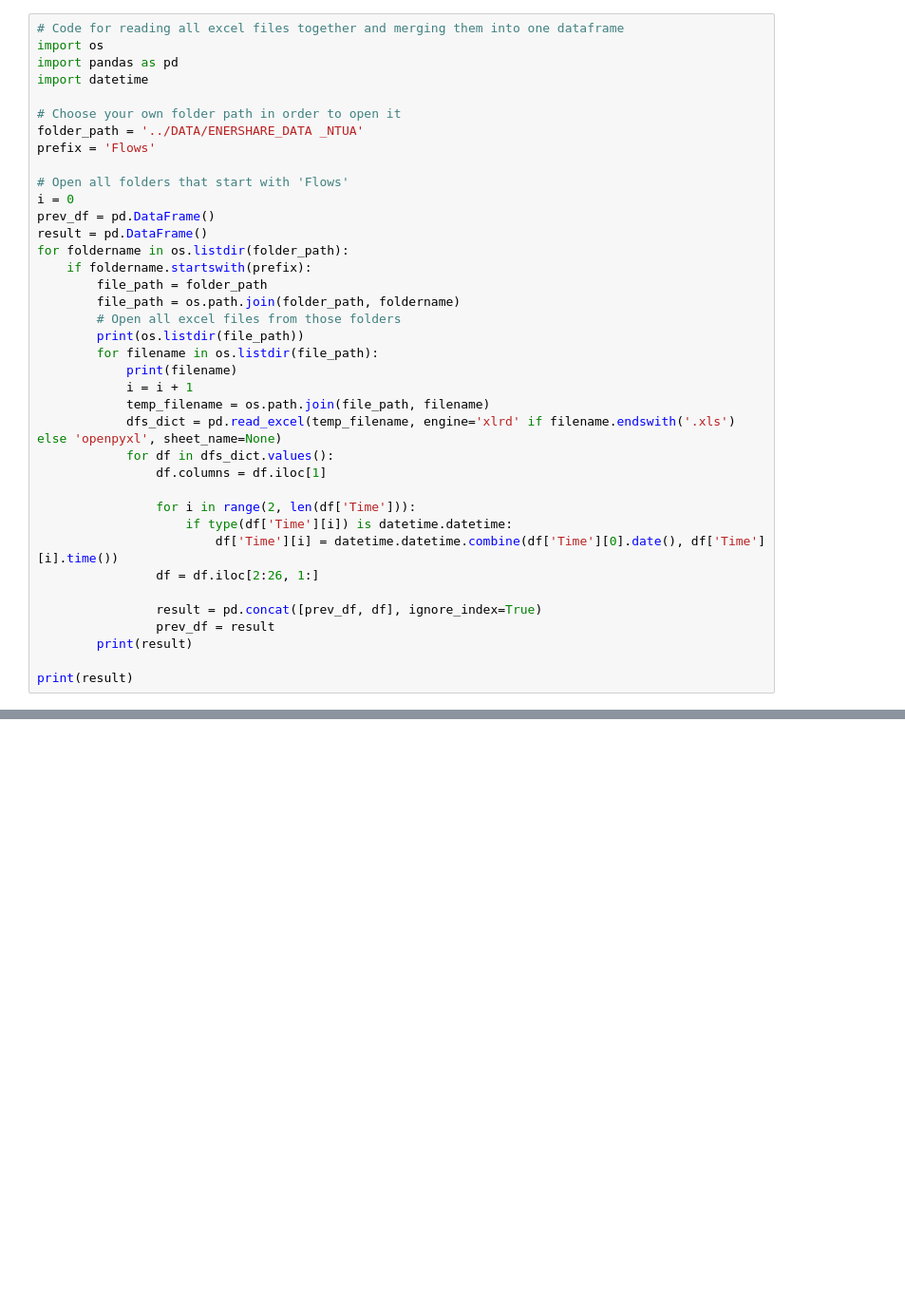
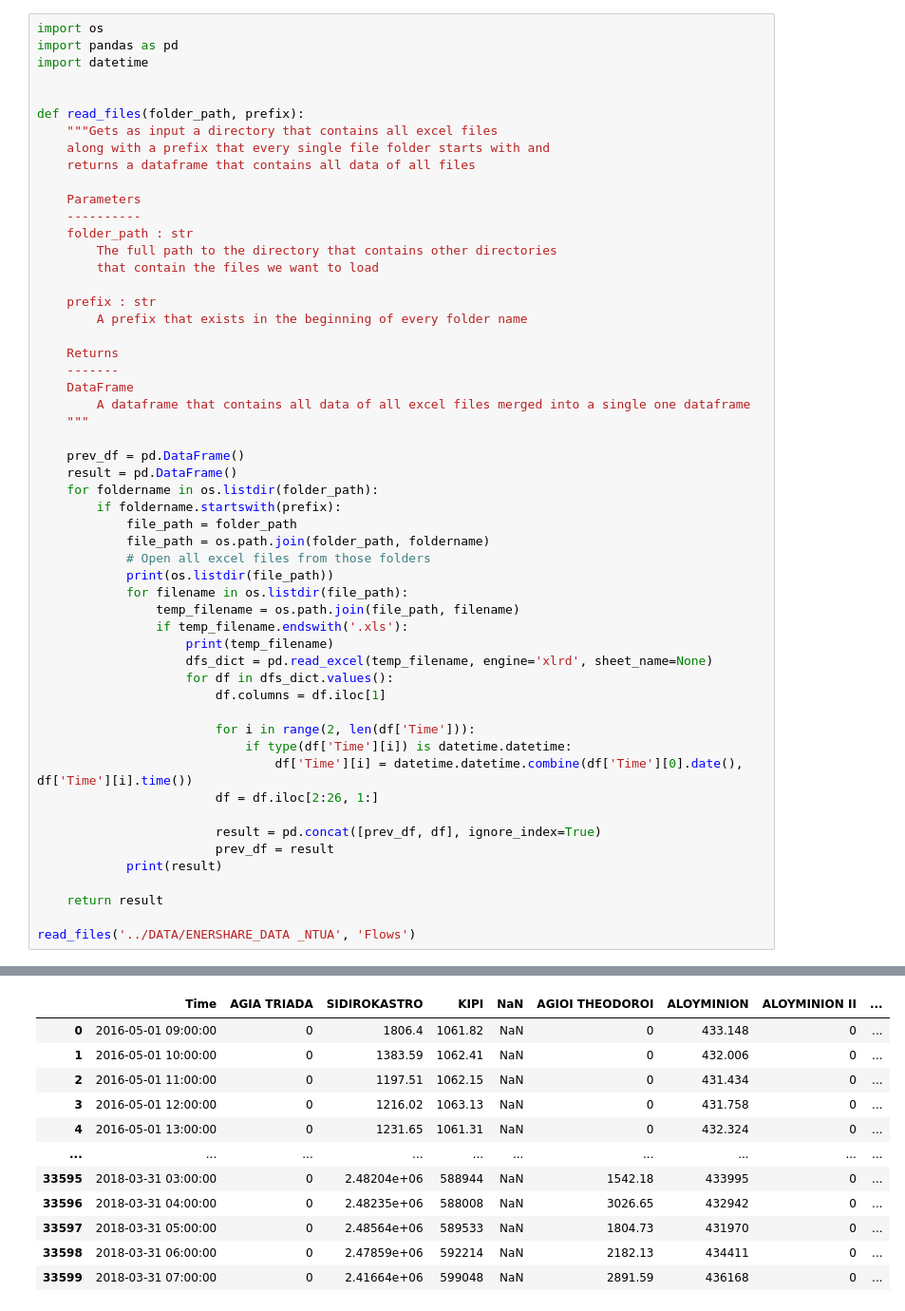
Before and after one commit to vouts96/thesis-bill, a Jupyter notebook: MY_CODE/load_data.ipynb, the cells around one changed output, grey strips where cells are left out. Shown: that part at 95% size. Drawn from its saved outputs; the diff is of its cells as text; blank space fills up the shorter version.

```diff
--- a/MY_CODE/load_data.ipynb
+++ b/MY_CODE/load_data.ipynb
@@ -50,40 +101,56 @@ See the caveats in the documentation: https://pandas.pydata.org/pandas-docs/stab
 # %%
-# Code for reading all excel files together and merging them into one dataframe
 import os
 import pandas as pd
 import datetime
 
-# Choose your own folder path in order to open it
-folder_path = '../DATA/ENERSHARE_DATA _NTUA'
-prefix = 'Flows'
 
-# Open all folders that start with 'Flows'
-i = 0
-prev_df = pd.DataFrame()
-result = pd.DataFrame()
-for foldername in os.listdir(folder_path):
-    if foldername.startswith(prefix):
-        file_path = folder_path
-        file_path = os.path.join(folder_path, foldername)
-        # Open all excel files from those folders
-        print(os.listdir(file_path))
-        for filename in os.listdir(file_path):
-            print(filename)
-            i = i + 1
-            temp_filename = os.path.join(file_path, filename)
-            dfs_dict = pd.read_excel(temp_filename, engine='xlrd' if filename.endswith('.xls') else 'openpyxl', sheet_name=None)
-            for df in dfs_dict.values():
-                df.columns = df.iloc[1]
+def read_files(folder_path, prefix):
+    """Gets as input a directory that contains all excel files
+    along with a prefix that every single file folder starts with and
+    returns a dataframe that contains all data of all files
 
-                for i in range(2, len(df['Time'])):
-                    if type(df['Time'][i]) is datetime.datetime:
-                        df['Time'][i] = datetime.datetime.combine(df['Time'][0].date(), df['Time'][i].time())
-                df = df.iloc[2:26, 1:]
+    Parameters
+    ----------
+    folder_path : str
+        The full path to the directory that contains other directories
+        that contain the files we want to load
 
-                result = pd.concat([prev_df, df], ignore_index=True)
-                prev_df = result
-        print(result)
+    prefix : str
+        A prefix that exists in the beginning of every folder name
 
-print(result)
+    Returns
+    -------
+    DataFrame
+        A dataframe that contains all data of all excel files merged into a single one dataframe
+    """
+
+    prev_df = pd.DataFrame()
+    result = pd.DataFrame()
+    for foldername in os.listdir(folder_path):
+        if foldername.startswith(prefix):
+            file_path = folder_path
+            file_path = os.path.join(folder_path, foldername)
+            # Open all excel files from those folders
+            print(os.listdir(file_path))
+            for filename in os.listdir(file_path):
+                temp_filename = os.path.join(file_path, filename)
+                if temp_filename.endswith('.xls'):
+                    print(temp_filename)
+                    dfs_dict = pd.read_excel(temp_filename, engine='xlrd', sheet_name=None)
+                    for df in dfs_dict.values():
+                        df.columns = df.iloc[1]
+
+                        for i in range(2, len(df['Time'])):
+                            if type(df['Time'][i]) is datetime.datetime:
+                                df['Time'][i] = datetime.datetime.combine(df['Time'][0].date(), df['Time'][i].time())
+                        df = df.iloc[2:26, 1:]
+
+                        result = pd.concat([prev_df, df], ignore_index=True)
+                        prev_df = result
+            print(result)
+
+    return result
+
+read_files('../DATA/ENERSHARE_DATA _NTUA', 'Flows')
 # %% [output]
 ['Hourly-Flows-05_2016.xls', 'Hourly-Flows-09_2016-1.xls', 'Hourly-Flows-04_2016.xls', 'Hourly-Flows-01_2016.xls', 'Hourly-Flows-12_2016.xls', 'Hourly-Flows-02_2016-1.xls', 'Hourly-Flows-06_2016-2.xls ...
@@ -98,0 +258,12 @@ KeyboardInterrupt:
+|  | Time | AGIA TRIADA | SIDIROKASTRO | KIPI | NaN | AGIOI THEODOROI | ALOYMINION | ALOYMINION II | ... |
+| 0 | 2016-05-01 09:00:00 | 0 | 1806.4 | 1061.82 | NaN | 0 | 433.148 | 0 | ... |
+| 1 | 2016-05-01 10:00:00 | 0 | 1383.59 | 1062.41 | NaN | 0 | 432.006 | 0 | ... |
+| 2 | 2016-05-01 11:00:00 | 0 | 1197.51 | 1062.15 | NaN | 0 | 431.434 | 0 | ... |
+| 3 | 2016-05-01 12:00:00 | 0 | 1216.02 | 1063.13 | NaN | 0 | 431.758 | 0 | ... |
+| 4 | 2016-05-01 13:00:00 | 0 | 1231.65 | 1061.31 | NaN | 0 | 432.324 | 0 | ... |
+| ... | ... | ... | ... | ... | ... | ... | ... | ... | ... |
+| 33595 | 2018-03-31 03:00:00 | 0 | 2.48204e+06 | 588944 | NaN | 1542.18 | 433995 | 0 | ... |
+| 33596 | 2018-03-31 04:00:00 | 0 | 2.48235e+06 | 588008 | NaN | 3026.65 | 432942 | 0 | ... |
+| 33597 | 2018-03-31 05:00:00 | 0 | 2.48564e+06 | 589533 | NaN | 1804.73 | 431970 | 0 | ... |
+| 33598 | 2018-03-31 06:00:00 | 0 | 2.47859e+06 | 592214 | NaN | 2182.13 | 434411 | 0 | ... |
+| 33599 | 2018-03-31 07:00:00 | 0 | 2.41664e+06 | 599048 | NaN | 2891.59 | 436168 | 0 | ... |
```
Also changed, not shown: parts of 7 cells of this notebook, 21 other files.
